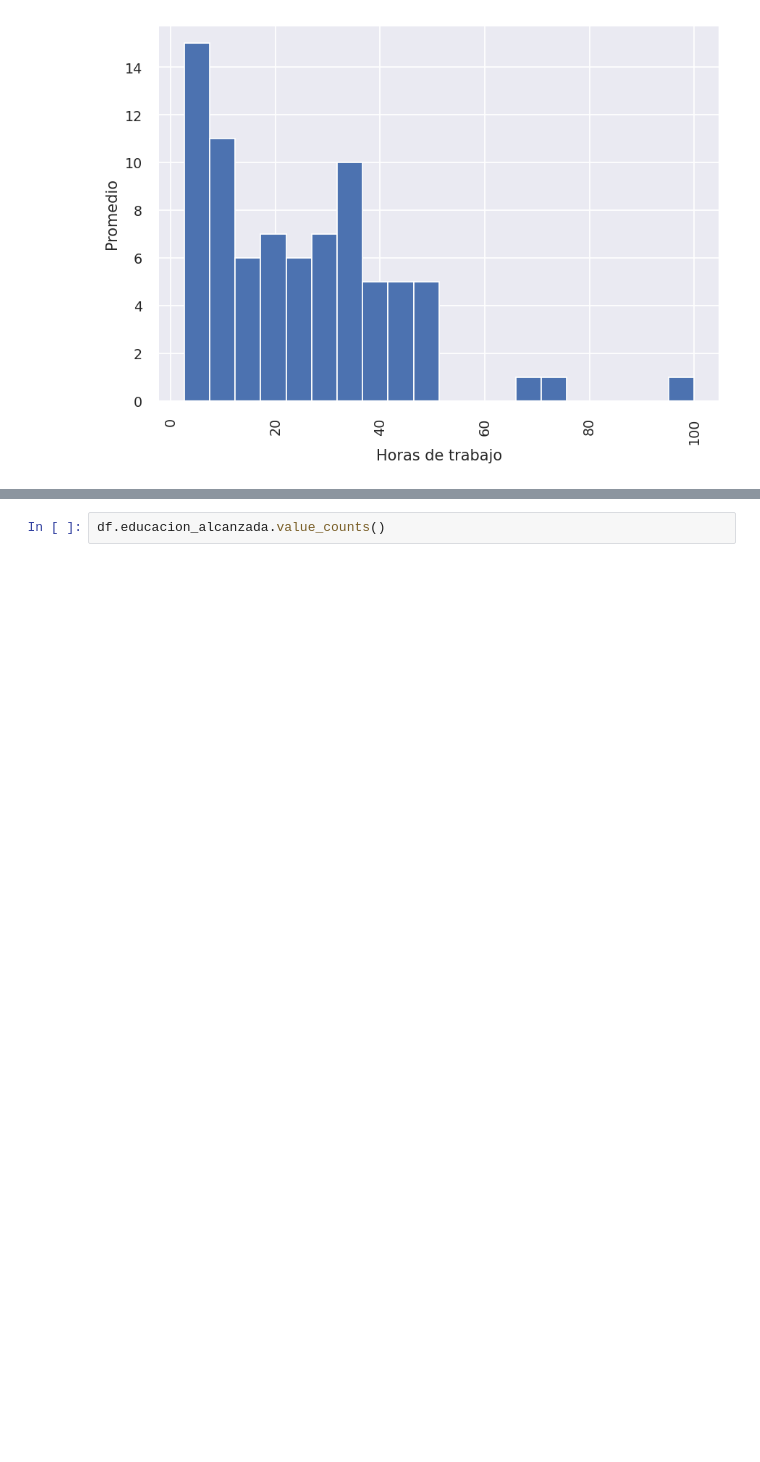
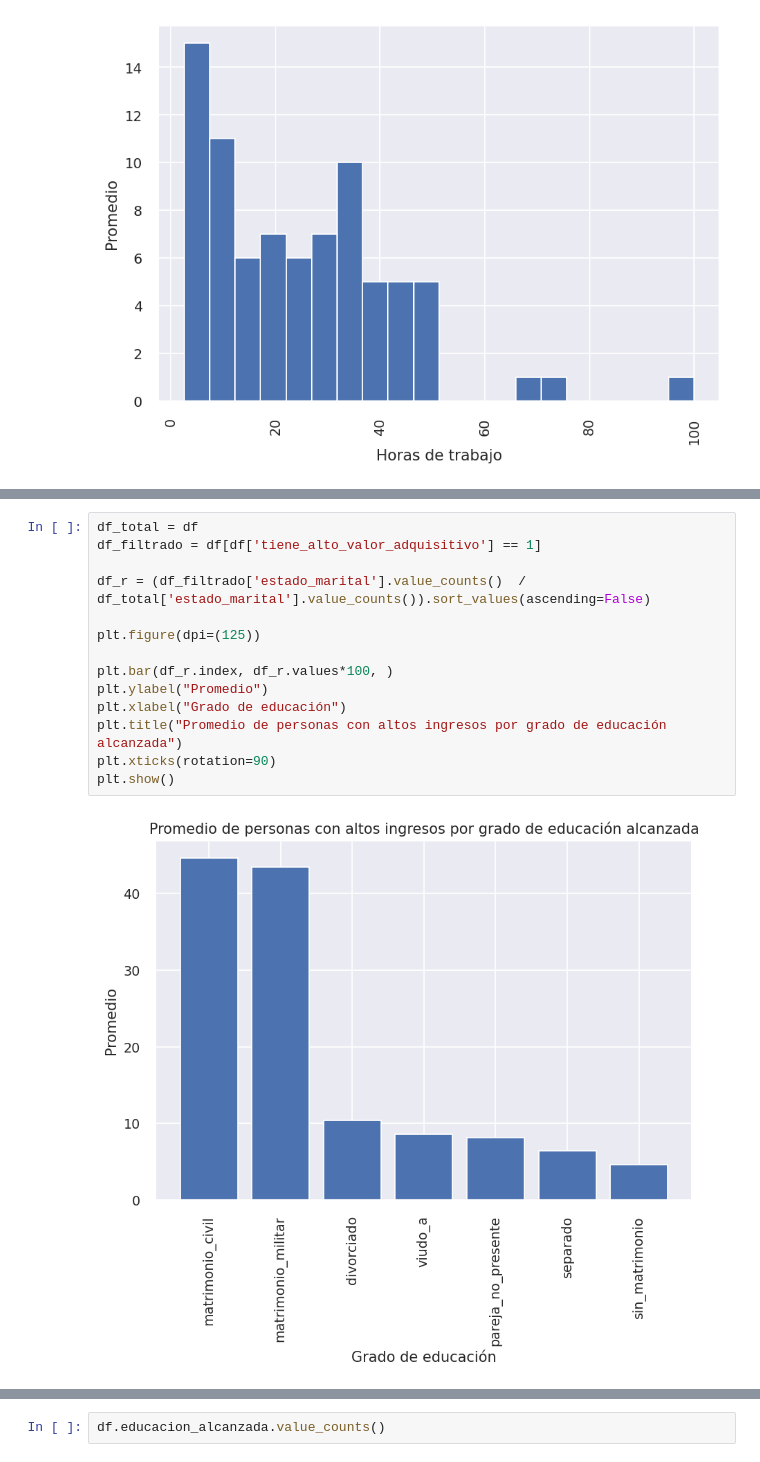
Before and after one commit to TomasArrachea/TP-Organizacion-de-Datos, a Jupyter notebook: informe.ipynb, the cells around one changed output, grey strips where cells are left out. Drawn from its saved outputs; the diff is of its cells as text; blank space fills up the shorter version.

Commit message:
se alcanza presicion deseada

```diff
--- a/informe.ipynb
+++ b/informe.ipynb
@@ -291,0 +372,16 @@ ACCURACY: 77.9582936641995 %
+# %%
+df_total = df
+df_filtrado = df[df['tiene_alto_valor_adquisitivo'] == 1]
+
+df_r = (df_filtrado['estado_marital'].value_counts()  / df_total['estado_marital'].value_counts()).sort_values(ascending=False)
+
+plt.figure(dpi=(125))
+
+plt.bar(df_r.index, df_r.values*100, )
+plt.ylabel("Promedio")
+plt.xlabel("Grado de educación")
+plt.title("Promedio de personas con altos ingresos por grado de educación alcanzada")
+plt.xticks(rotation=90)
+plt.show()
+# %% [output]
+[figure, added]
```
Also changed, not shown: parts of 19 cells of this notebook.
